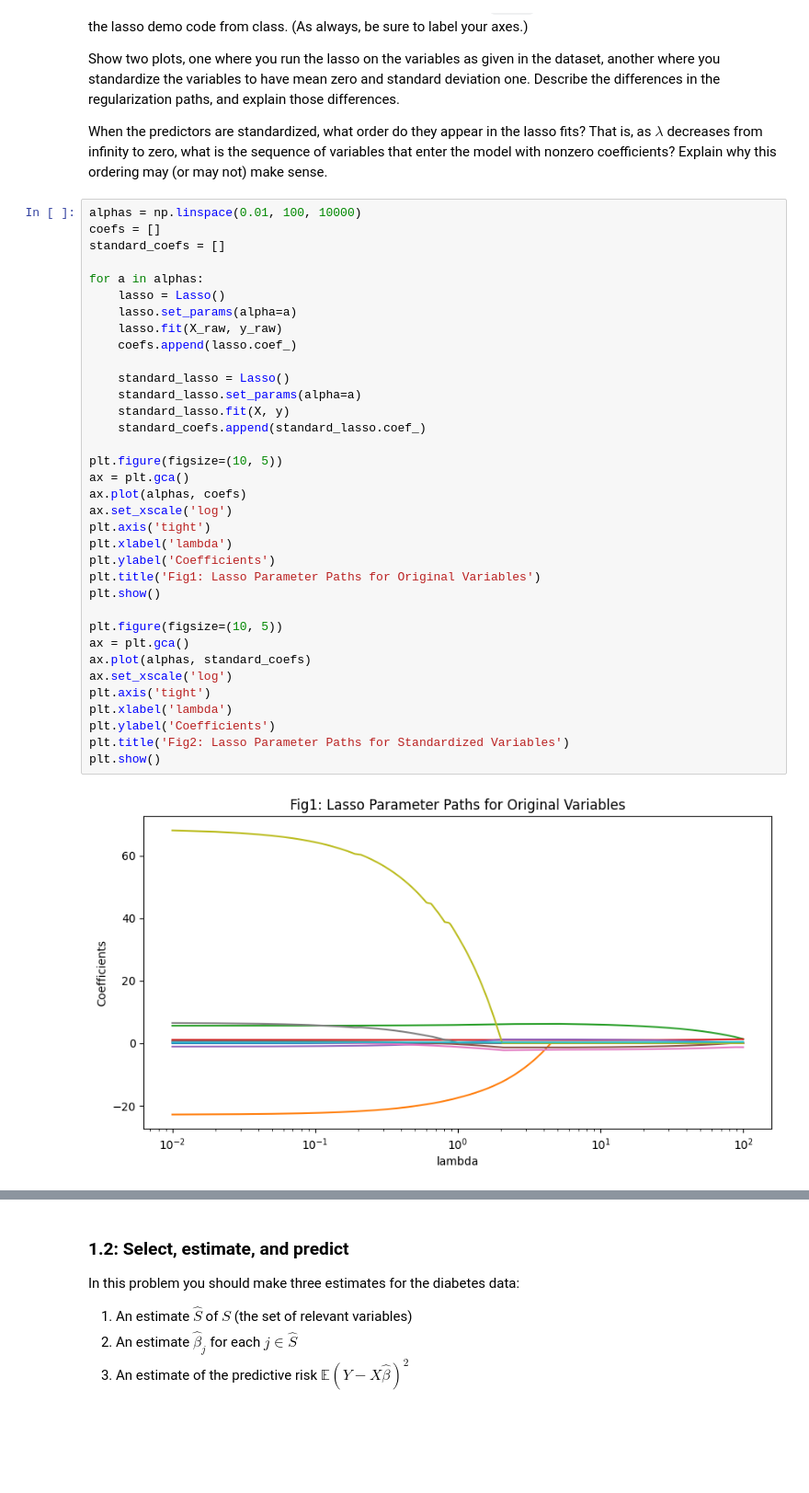
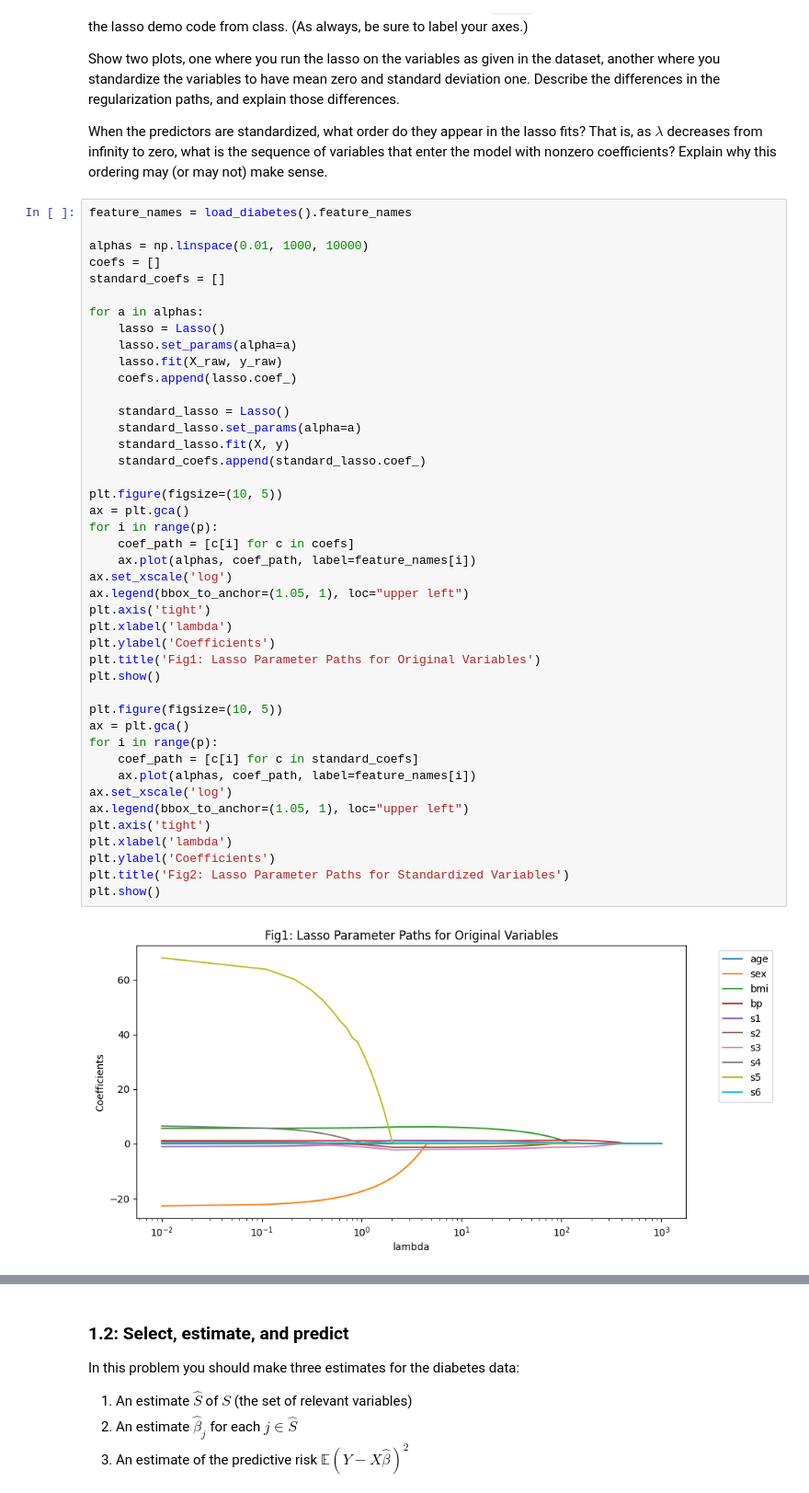
Before and after one commit to GITANO1031/6650, a Jupyter notebook: assignments/assn1/assn1.ipynb, the cells around one changed output, grey strips where cells are left out. Shown at 92% size. Drawn from its saved outputs; the diff is of its cells as text; blank space fills up the shorter version.

```diff
--- a/assignments/assn1/assn1.ipynb
+++ b/assignments/assn1/assn1.ipynb
@@ -72,39 +72,47 @@ Show two plots, one where you run the lasso on the variables as given in the dat
 
 When the predictors are standardized, what order do they appear in the lasso fits? That is, as $\lambda$ decreases from infinity to zero, what is the sequence of variables that enter the model with nonzero coefficients? Explain why this ordering may (or may not) make sense.
 # %%
-alphas = np.linspace(0.01, 100, 10000)
+feature_names = load_diabetes().feature_names
+
+alphas = np.linspace(0.01, 1000, 10000)
 coefs = []
 standard_coefs = []
 
 for a in alphas:
     lasso = Lasso()
     lasso.set_params(alpha=a)
     lasso.fit(X_raw, y_raw)
     coefs.append(lasso.coef_)
 
     standard_lasso = Lasso()
     standard_lasso.set_params(alpha=a)
     standard_lasso.fit(X, y)
     standard_coefs.append(standard_lasso.coef_)
 
 plt.figure(figsize=(10, 5))
 ax = plt.gca()
-ax.plot(alphas, coefs)
+for i in range(p):
+    coef_path = [c[i] for c in coefs]
+    ax.plot(alphas, coef_path, label=feature_names[i])
 ax.set_xscale('log')
+ax.legend(bbox_to_anchor=(1.05, 1), loc="upper left")
 plt.axis('tight')
 plt.xlabel('lambda')
 plt.ylabel('Coefficients')
 plt.title('Fig1: Lasso Parameter Paths for Original Variables')
 plt.show()
 
 plt.figure(figsize=(10, 5))
 ax = plt.gca()
-ax.plot(alphas, standard_coefs)
+for i in range(p):
+    coef_path = [c[i] for c in standard_coefs]
+    ax.plot(alphas, coef_path, label=feature_names[i])
 ax.set_xscale('log')
+ax.legend(bbox_to_anchor=(1.05, 1), loc="upper left")
 plt.axis('tight')
 plt.xlabel('lambda')
 plt.ylabel('Coefficients')
 plt.title('Fig2: Lasso Parameter Paths for Standardized Variables')
 plt.show()
 # %% [output]
-[figure, old version]
+[figure, new version]
```
Also changed, not shown: parts of 5 cells of this notebook.
